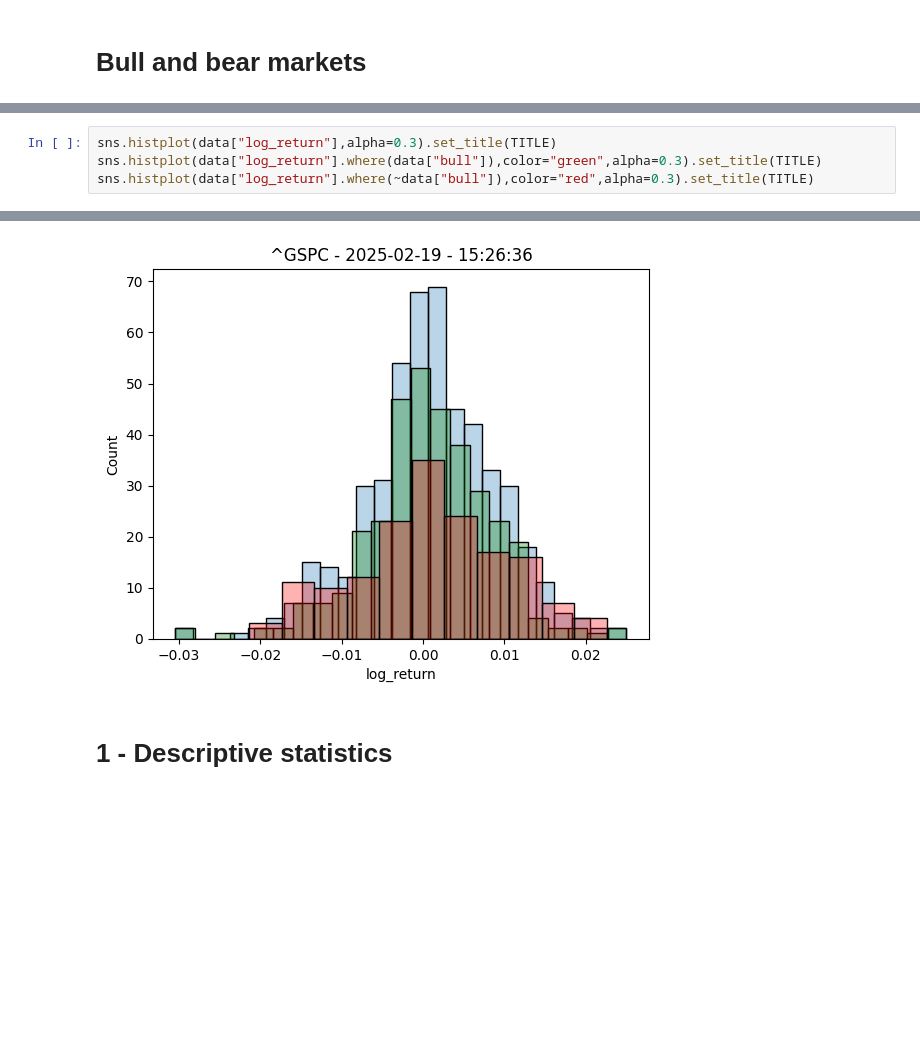
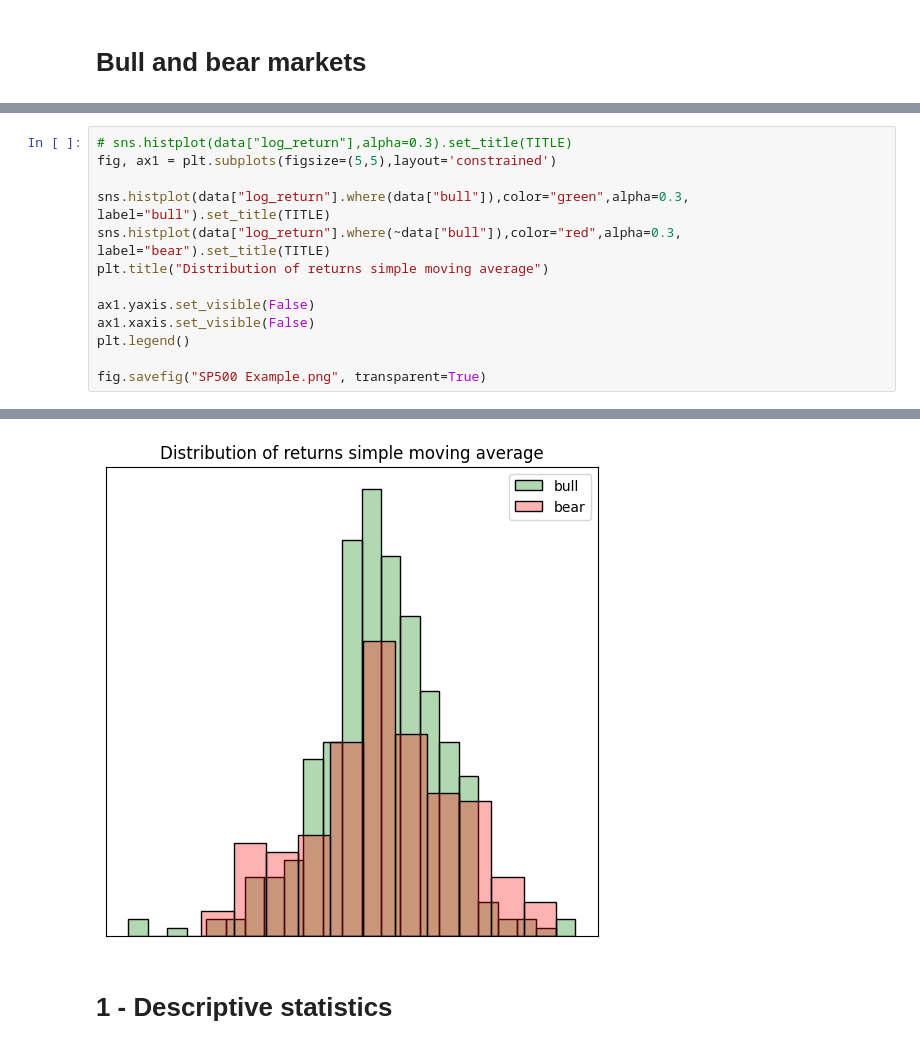
Before and after one commit to Oliver-De-Fusco/6CAP-TA-Code, a Jupyter notebook: Proof.ipynb, the cells around one changed output, grey strips where cells are left out. Saved outputs shown, nothing was run; the diff lists cells and outputs as text; blank space fills up the shorter version.

```diff
--- a/Proof.ipynb
+++ b/Proof.ipynb
@@ -86,6 +86,15 @@ Text(0.5, 1.0, '^GSPC - 2025-02-19 - 15:26:36')
 [figure]
 # %%
-sns.histplot(data["log_return"],alpha=0.3).set_title(TITLE)
-sns.histplot(data["log_return"].where(data["bull"]),color="green",alpha=0.3).set_title(TITLE)
-sns.histplot(data["log_return"].where(~data["bull"]),color="red",alpha=0.3).set_title(TITLE)
+# sns.histplot(data["log_return"],alpha=0.3).set_title(TITLE)
+fig, ax1 = plt.subplots(figsize=(5,5),layout='constrained')
+
+sns.histplot(data["log_return"].where(data["bull"]),color="green",alpha=0.3, label="bull").set_title(TITLE)
+sns.histplot(data["log_return"].where(~data["bull"]),color="red",alpha=0.3, label="bear").set_title(TITLE)
+plt.title("Distribution of returns simple moving average")
+
+ax1.yaxis.set_visible(False)
+ax1.xaxis.set_visible(False)
+plt.legend()
+
+fig.savefig("SP500 Example.png", transparent=True)
 # %% [output]
@@ -93,4 +101,4 @@ Text(0.5, 1.0, '^GSPC - 2025-02-19 - 15:26:36')
-[figure, old version]
+[figure, new version]
 # %% [markdown]
 # 1 - Descriptive statistics
 # %%
```
Also changed, not shown: parts of 6 cells of this notebook, 5 other files.
